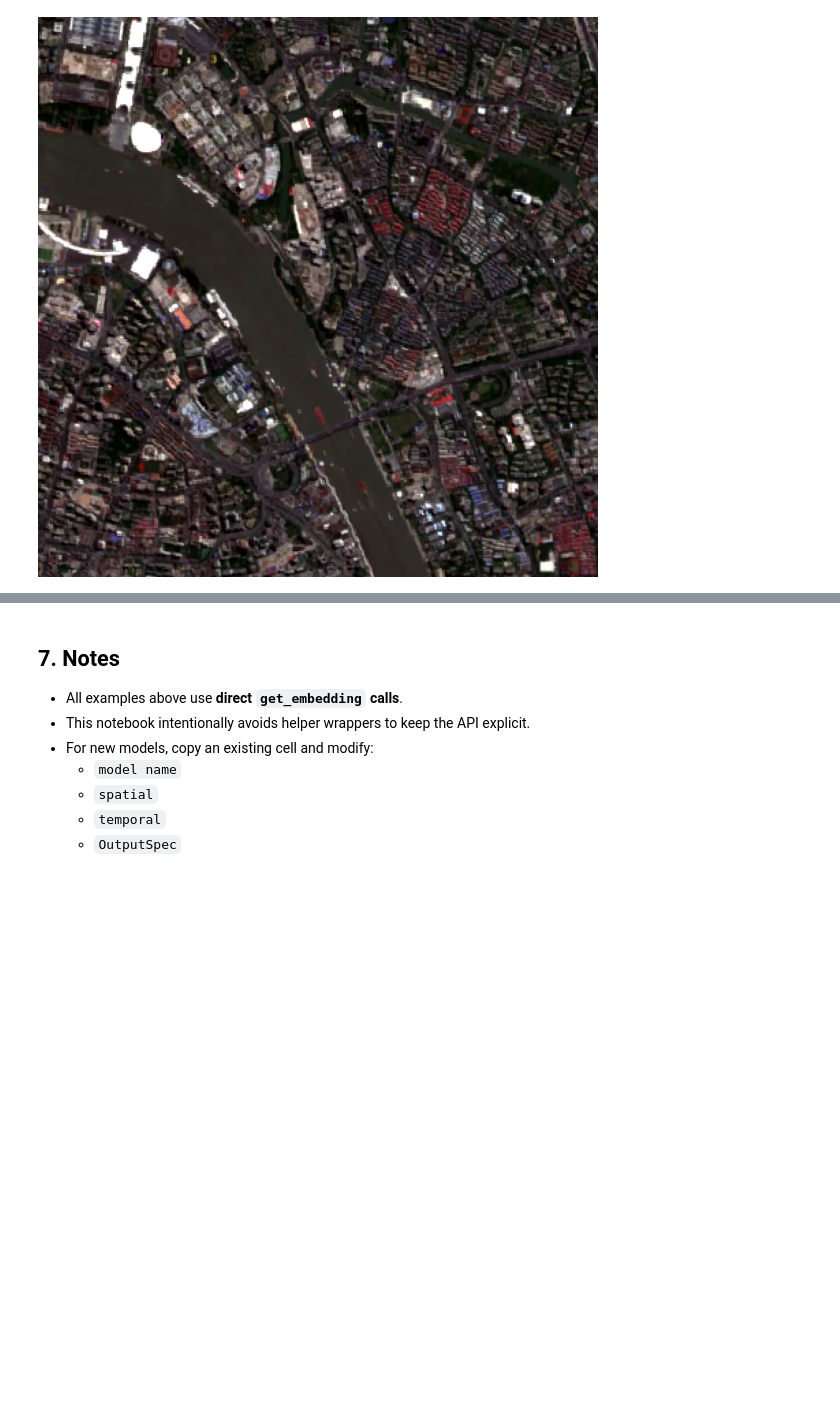
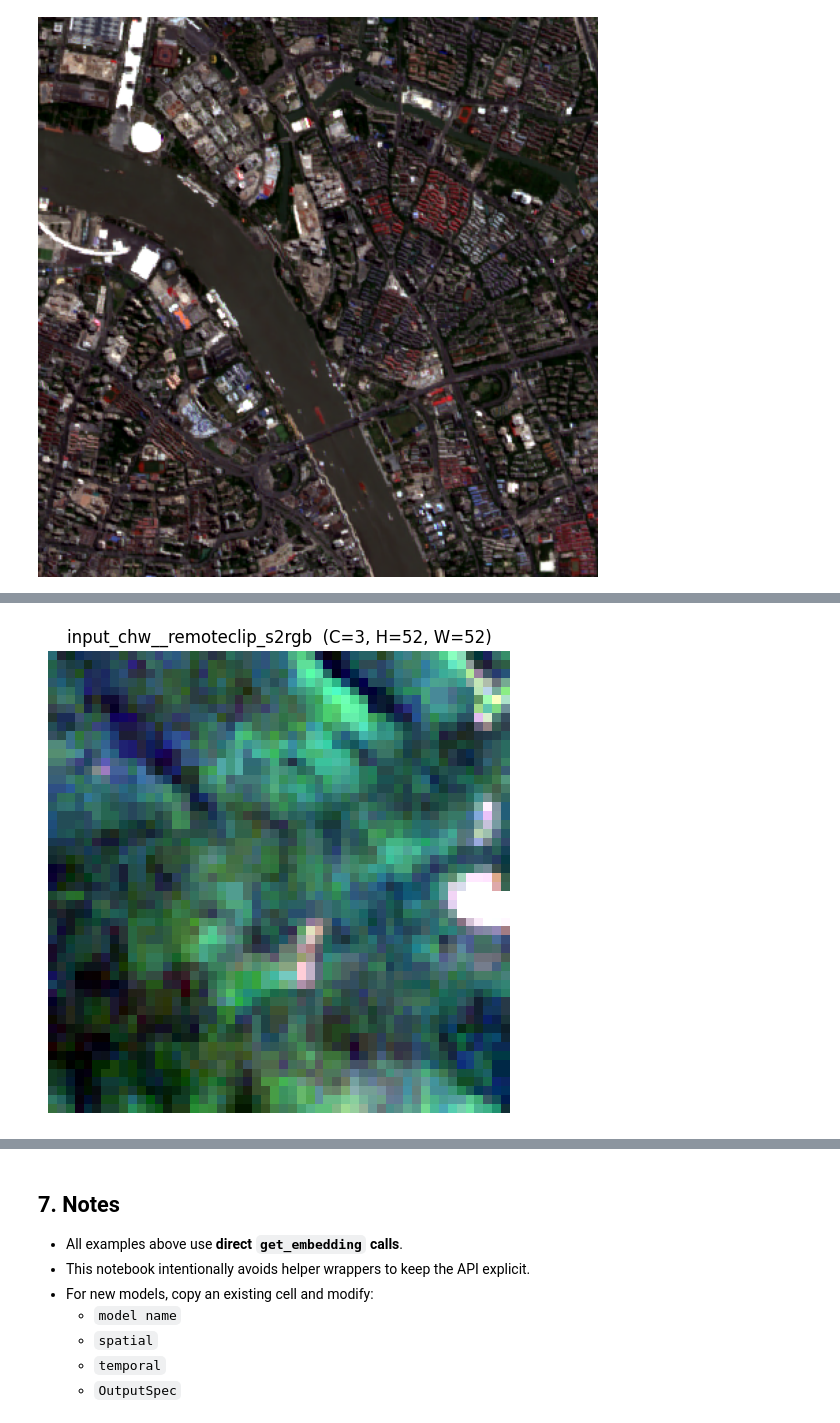
Before and after one commit to Dinghye/rs-embed, a Jupyter notebook: examples/playground.ipynb, the cells around one changed output, grey strips where cells are left out. Drawn from its saved outputs; the diff is of its cells as text; code cells hidden in the pictures; blank space fills up the shorter version.

Commit message:
add:save embed&input&meta to npz&json

```diff
--- a/examples/playground.ipynb
+++ b/examples/playground.ipynb
@@ -391,0 +424,95 @@ else:
+# %%
+import json
+from pathlib import Path
+
+import numpy as np
+import matplotlib.pyplot as plt
+
+
+# ==== 1) paths ====
+npz_path = Path("../exports/p1_2022_summer.npz")
+json_path = Path("../exports/p1_2022_summer.json")
+
+assert npz_path.exists(), f"Missing: {npz_path}"
+assert json_path.exists(), f"Missing: {json_path}"
+
+
+# ==== 2) load ====
+z = np.load(npz_path)
+with open(json_path, "r", encoding="utf-8") as f:
+    manifest = json.load(f)
+
+print("=== Manifest summary ===")
+print("npz_path:", manifest.get("npz_path", str(npz_path)))
+print("models:", manifest.get("models"))
+print("spatial:", manifest.get("spatial"))
+print("temporal:", manifest.get("temporal"))
+print("backend:", manifest.get("backend"))
+print("npz_keys:", manifest.get("npz_keys", z.files))
+
+print("\n=== NPZ keys ===")
+print(z.files)
+
+
+# ==== 3) helpers ====
+def percentile_stretch(rgb_hwc: np.ndarray, p_low=1.0, p_high=99.0, gamma=1.0) -> np.ndarray:
+    """Per-channel percentile stretch to [0,1]."""
+    rgb = rgb_hwc.astype(np.float32)
+    rgb = np.nan_to_num(rgb, nan=0.0, posinf=0.0, neginf=0.0)
+
+    out = np.empty_like(rgb)
+    for c in range(3):
+        lo = np.percentile(rgb[..., c], p_low)
+        hi = np.percentile(rgb[..., c], p_high)
+        if hi <= lo + 1e-6:
+            out[..., c] = 0.0
+        else:
+            out[..., c] = (rgb[..., c] - lo) / (hi - lo)
+    out = np.clip(out, 0.0, 1.0)
+    if gamma != 1.0:
+        out = out ** (1.0 / gamma)
+    return out
+
+
+def show_input_chw(x_chw: np.ndarray, title: str, rgb_idx=(0, 1, 2), p_low=1, p_high=99):
+    """Visualize CHW input. If C>=3 show RGB via indices; else show grayscale."""
+    if x_chw.ndim != 3:
+        print(f"Skip {title}: expected CHW, got shape={x_chw.shape}")
+        return
+
+    c, h, w = x_chw.shape
+    print(f"{title:40s} shape={x_chw.shape} dtype={x_chw.dtype} min={x_chw.min():.3g} max={x_chw.max():.3g}")
+
+    plt.figure(figsize=(6, 6))
+    if c >= 3:
+        r, g, b = rgb_idx
+        if max(rgb_idx) >= c:
+            raise ValueError(f"rgb_idx={rgb_idx} out of range for C={c}")
+
+        rgb = np.stack([x_chw[r], x_chw[g], x_chw[b]], axis=-1)  # HWC
+        rgb = percentile_stretch(rgb, p_low=p_low, p_high=p_high, gamma=1.0)
+        plt.imshow(rgb)
+    else:
+        plt.imshow(x_chw[0], cmap="gray")
+
+    plt.title(f"{title}  (C={c}, H={h}, W={w})")
+    plt.axis("off")
+    plt.show()
+
+
+# ==== 4) visualize all inputs ====
+input_keys = [k for k in z.files if k.startswith("input_chw__")]
+if not input_keys:
+    print("No input_chw__* keys found. Keys:", z.files)
+else:
+    print("\n=== Visualizing inputs ===")
+    for k in input_keys:
+        show_input_chw(z[k], title=k, rgb_idx=(0, 1, 2), p_low=1, p_high=99)
+
+
+# ==== 5) show artifacts (quicklook paths etc.) if any ====
+artifacts = manifest.get("artifacts") or {}
+if artifacts:
+    print("\n=== Artifacts ===")
+    print(json.dumps(artifacts, ensure_ascii=False, indent=2))
+# %% [output]
@@ -391,0 +532 @@ else:
+[figure, added]
```
Also changed, not shown: parts of 4 cells of this notebook, 11 other files.
